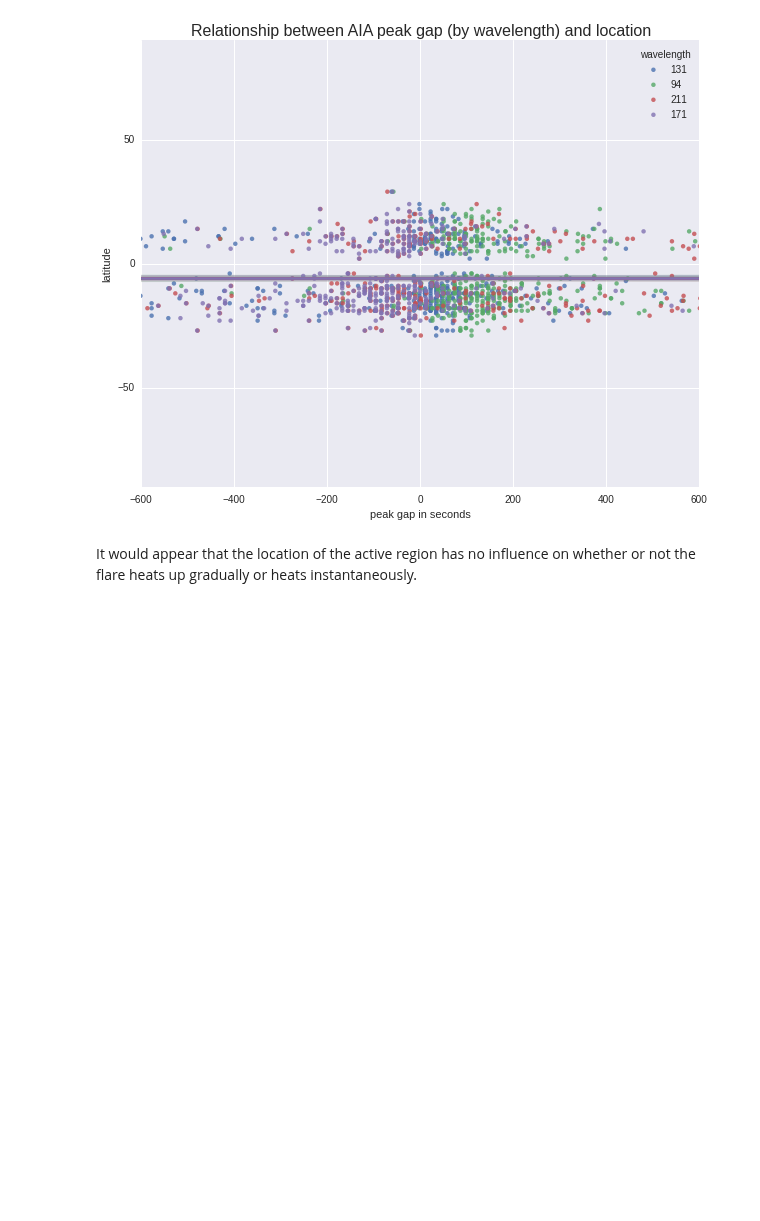
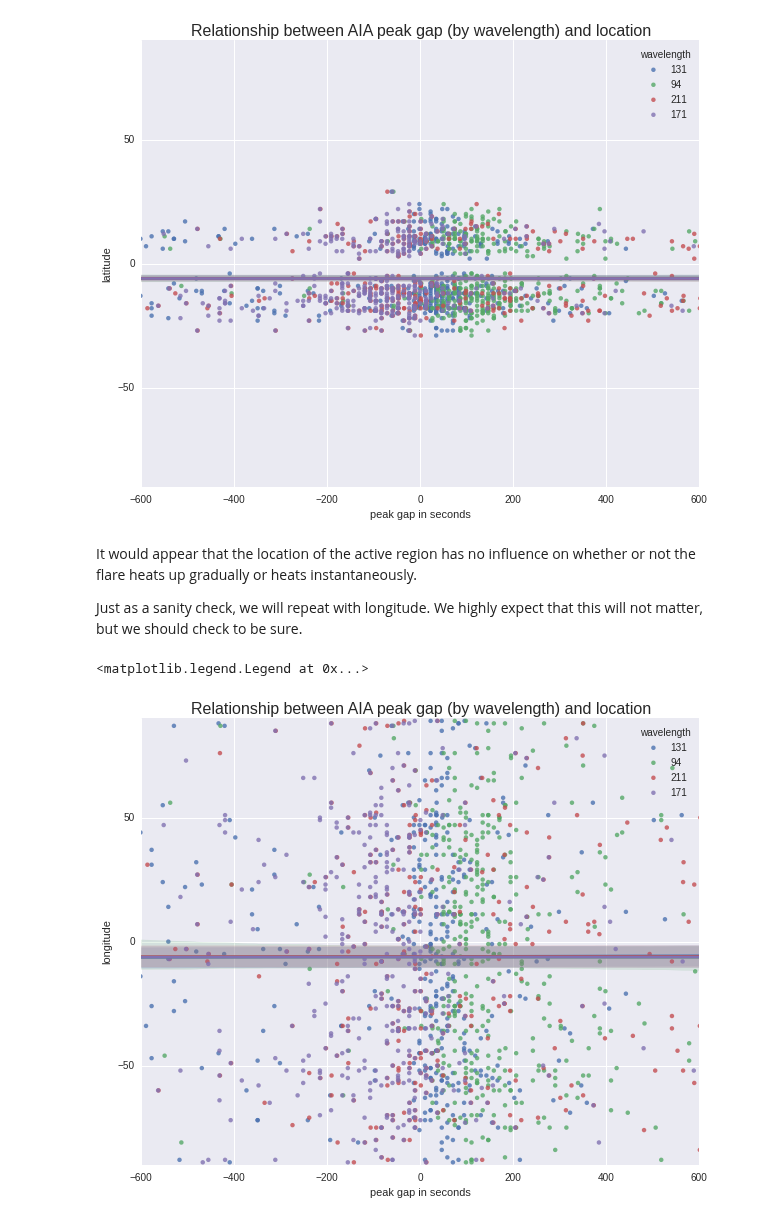
Before and after one commit to Nschanche/Flare_peaks, a Jupyter notebook: flare_project.ipynb, the cells around one changed output. Drawn from its saved outputs; the diff is of its cells as text; code cells hidden in the pictures; blank space fills up the shorter version.

Commit message:
Scatter plot gap v location2

```diff
--- a/flare_project.ipynb
+++ b/flare_project.ipynb
@@ -1024,3 +1024,17 @@ plt.legend(title='wavelength')
 [figure]
 # %% [markdown]
 It would appear that the location of the active region has no influence on whether or not the flare heats up gradually or heats instantaneously.
+
+Just as a sanity check, we will repeat with longitude.  We highly expect that this will not matter, but we should check to be sure.
+# %%
+plt.figure(figsize=(10,8))
+plt.title("Relationship between AIA peak gap (by wavelength) and location", size=16)
+plt.xlabel("AIA peak gap (sec)")
+plt.axis([-600,600,-90,90])
+for wl in wavelengths:
+    sns.regplot('%s peak gap'%wl, 'longitude', data=peaks_filtered, label=wl)
+    sns.axlabel('peak gap in seconds', 'longitude')
+plt.legend(title='wavelength')
+# %% [output]
+<matplotlib.legend.Legend at 0x...>
+[figure, added]
```
Also changed, not shown: parts of 1 cell of this notebook.
